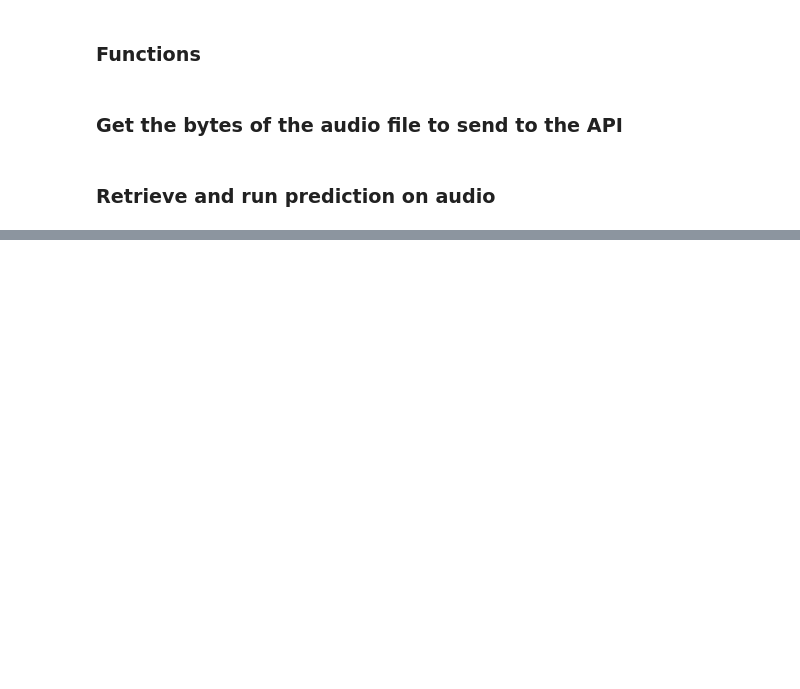
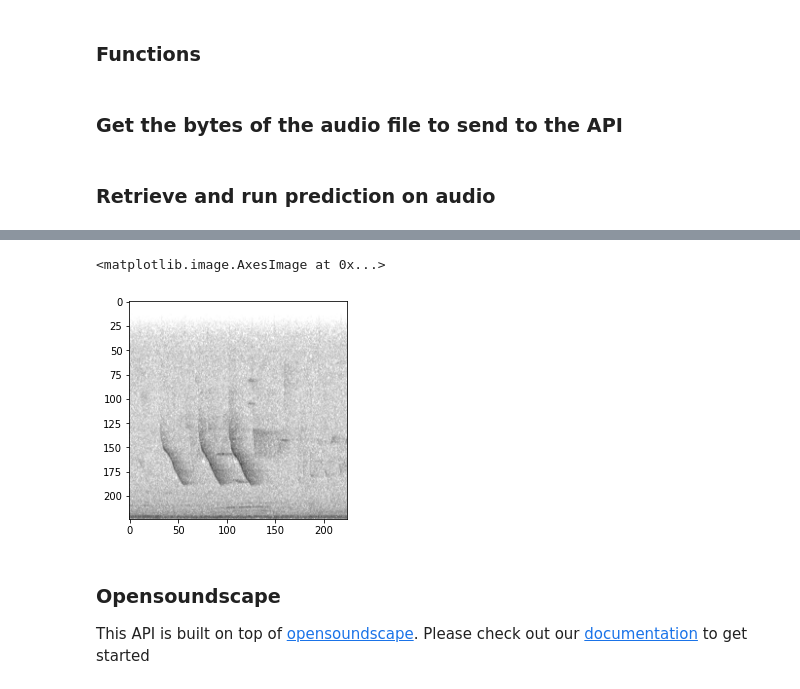
Before and after one commit to chiroptical/ai4e-example, a Jupyter notebook: Demo.ipynb, the cells around one changed output, grey strips where cells are left out. Saved outputs shown, nothing was run; the diff lists cells and outputs as text; code cells hidden in the pictures; blank space fills up the shorter version.

```diff
--- a/Demo.ipynb
+++ b/Demo.ipynb
@@ -22,8 +28,7 @@ import pandas as pd
 %autosave 0
 
 API_URL = "http://localhost:8081/v1/birds"
-WAV_FILE = "./client/soundscape.wav"  # also try: './client/cardinalis-cardinalis.wav'
-NUM_PREDICTIONS = 20
+WAV_FILE = "./client/cardinalis-cardinalis.wav"
 # %% [output]
 Autosave disabled
 # %% [markdown]
@@ -235,0 +161,11 @@ plt.show()
+# %%
+result_dict = get_spect(audio_bytes)
+# %%
+plt.imshow(result_dict["images"][0])
+# %% [output]
+<matplotlib.image.AxesImage at 0x...>
+[figure, added]
+# %% [markdown]
+### Opensoundscape
+
+This API is built on top of [opensoundscape](https://github.com/kitzeslab/opensoundscape). Please check out our [documentation](http://opensoundscape.org/en/latest/) to get started
```
Also changed, not shown: parts of 11 cells of this notebook.
